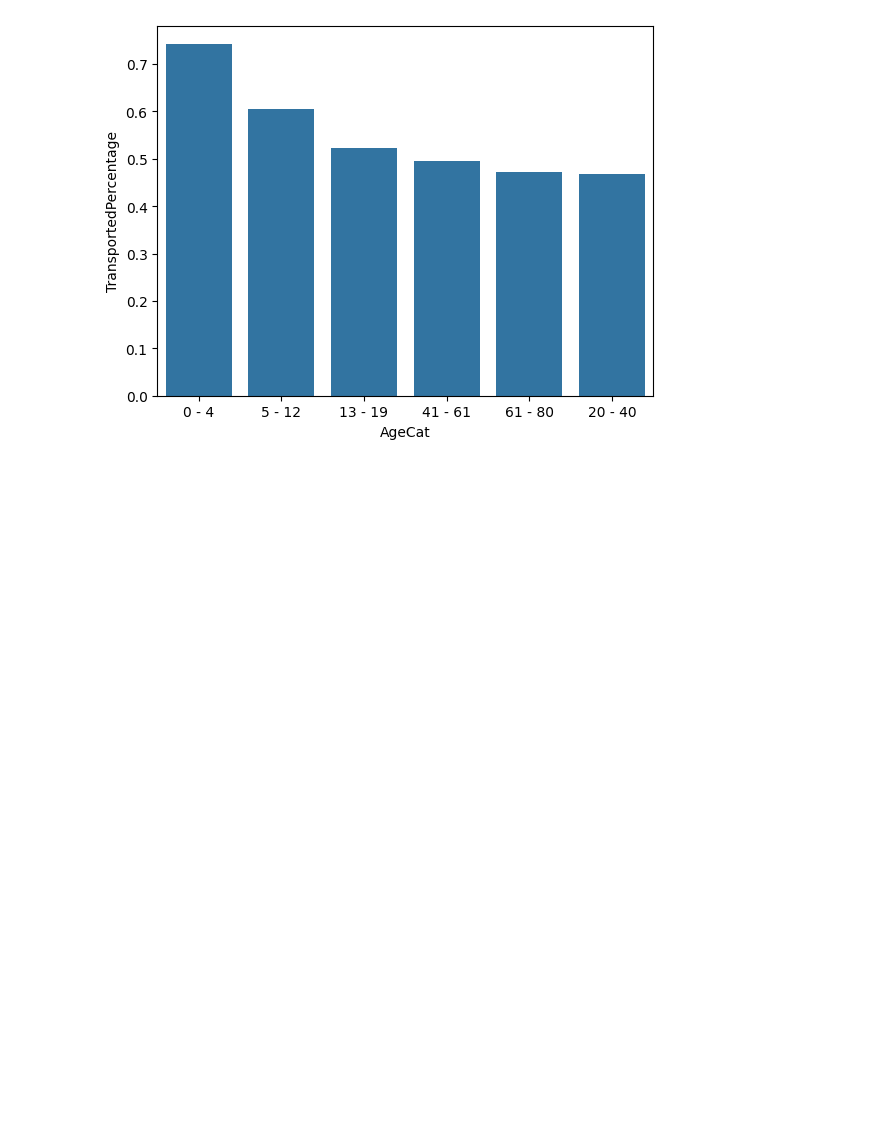
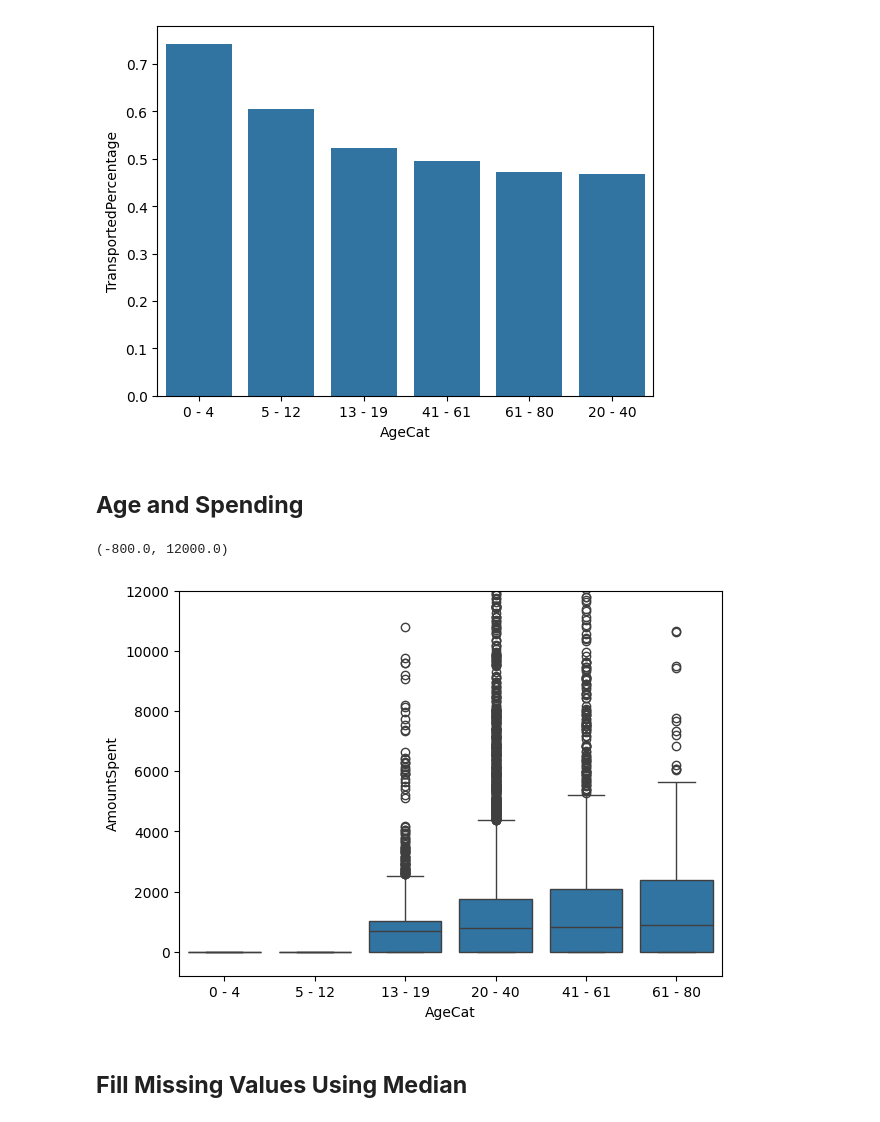
Before and after one commit to KevinNourian/Titanic, a Jupyter notebook: Notebooks/Titanic 3.0.11.ipynb, the cells around one changed output. Drawn from its saved outputs; the diff is of its cells as text; code cells hidden in the pictures; blank space fills up the shorter version.

```diff
--- a/Notebooks/Titanic 3.0.11.ipynb
+++ b/Notebooks/Titanic 3.0.11.ipynb
@@ -283,3 +283,15 @@ sns.barplot(x = "AgeCat", y = "TransportedPercentage", data = AgeCat_Transported
 # %% [output]
 <Axes: xlabel='AgeCat', ylabel='TransportedPercentage'>
 [figure]
+# %% [markdown]
+## **Age and Spending**
+# %%
+# AgeCat vs TotalSpendings
+plt.figure(figsize = (7, 5))
+sns.boxplot(data = train, x = "AgeCat", y = "AmountSpent")
+plt.ylim([-800, 12000])
+# %% [output]
+(-800.0, 12000.0)
+[figure, added]
+# %% [markdown]
+## **Fill Missing Values Using Median**
```
Also changed, not shown: parts of 3 cells of this notebook.
